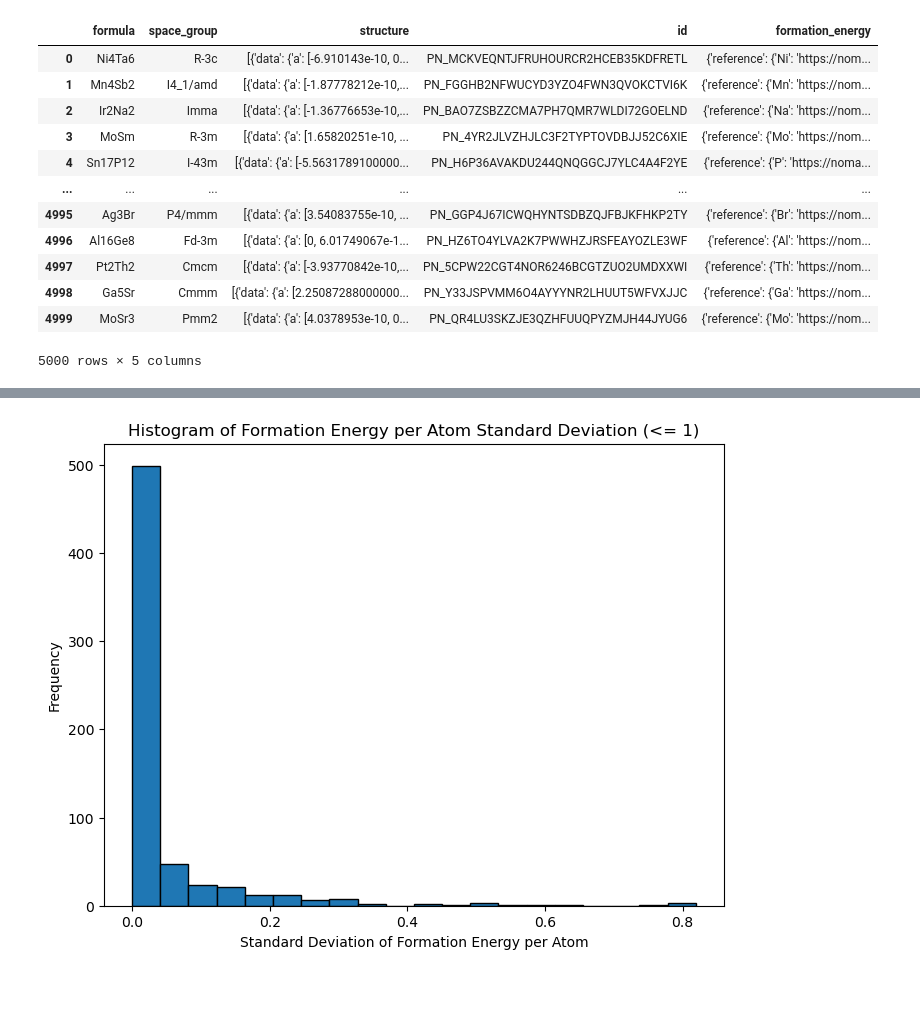
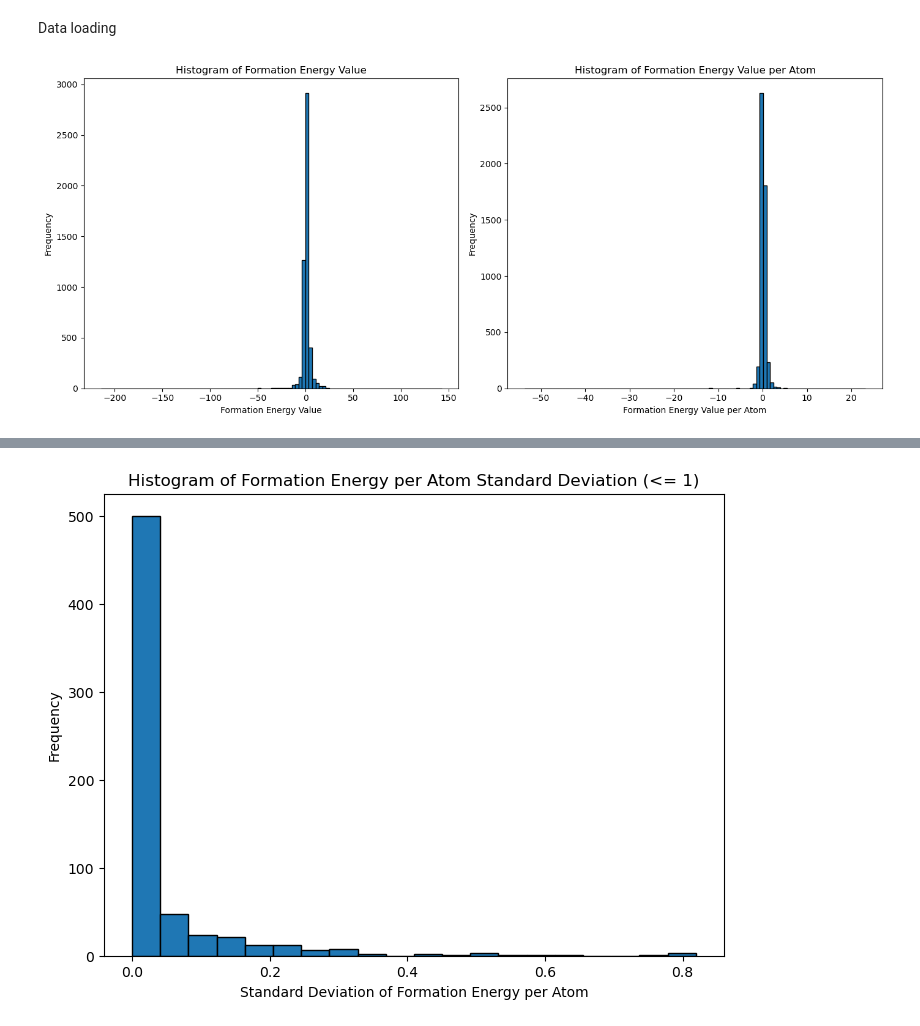
Before and after one commit to jfjoung/KRICT_Hackathon, a Jupyter notebook: practice.ipynb, the cells around one changed output, grey strips where cells are left out. Drawn from its saved outputs; the diff is of its cells as text; code cells hidden in the pictures; blank space fills up the shorter version.

```diff
--- a/practice.ipynb
+++ b/practice.ipynb
@@ -7,17 +8,39 @@ import ast
+# %% [markdown]
+Data loading
 # %%
 df = pd.read_csv('MatDX_EF.csv')
-df
-# %% [output]
-|  | formula | space_group | structure | id | formation_energy |
-| 0 | Ni4Ta6 | R-3c | [{'data': {'a': [-6.910143e-10, 0... | PN_MCKVEQNTJFRUHOURCR2HCEB35KDFRETL | {'reference': {'Ni': 'https://nom... |
-| 1 | Mn4Sb2 | I4_1/amd | [{'data': {'a': [-1.87778212e-10,... | PN_FGGHB2NFWUCYD3YZO4FWN3QVOKCTVI6K | {'reference': {'Mn': 'https://nom... |
-| 2 | Ir2Na2 | Imma | [{'data': {'a': [-1.36776653e-10,... | PN_BAO7ZSBZZCMA7PH7QMR7WLDI72GOELND | {'reference': {'Na': 'https://nom... |
-| 3 | MoSm | R-3m | [{'data': {'a': [1.65820251e-10, ... | PN_4YR2JLVZHJLC3F2TYPTOVDBJJ52C6XIE | {'reference': {'Mo': 'https://nom... |
-| 4 | Sn17P12 | I-43m | [{'data': {'a': [-5.5631789100000... | PN_H6P36AVAKDU244QNQGGCJ7YLC4A4F2YE | {'reference': {'P': 'https://noma... |
-| ... | ... | ... | ... | ... | ... |
-| 4995 | Ag3Br | P4/mmm | [{'data': {'a': [3.54083755e-10, ... | PN_GGP4J67ICWQHYNTSDBZQJFBJKFHKP2TY | {'reference': {'Br': 'https://nom... |
-| 4996 | Al16Ge8 | Fd-3m | [{'data': {'a': [0, 6.01749067e-1... | PN_HZ6TO4YLVA2K7PWWHZJRSFEAYOZLE3WF | {'reference': {'Al': 'https://nom... |
-| 4997 | Pt2Th2 | Cmcm | [{'data': {'a': [-3.93770842e-10,... | PN_5CPW22CGT4NOR6246BCGTZUO2UMDXXWI | {'reference': {'Th': 'https://nom... |
-| 4998 | Ga5Sr | Cmmm | [{'data': {'a': [2.25087288000000... | PN_Y33JSPVMM6O4AYYYNR2LHUUT5WFVXJJC | {'reference': {'Ga': 'https://nom... |
-| 4999 | MoSr3 | Pmm2 | [{'data': {'a': [4.0378953e-10, 0... | PN_QR4LU3SKZJE3QZHFUUQPYZMJH44JYUG6 | {'reference': {'Mo': 'https://nom... |
-5000 rows × 5 columns
+# %%
+# Assuming df is already loaded and contains 'formation_energy' column with dictionary-like string data
+
+# Convert 'formation_energy' column from string to dictionary if needed
+df['formation_energy'] = df['formation_energy'].apply(lambda x: ast.literal_eval(x) if isinstance(x, str) else x)
+
+# Extract 'value' and 'value_per_atom' from 'formation_energy' column
+df['formation_energy_value'] = df['formation_energy'].apply(lambda x: x.get('value') if isinstance(x, dict) else None)
+df['formation_energy_value_per_atom'] = df['formation_energy'].apply(lambda x: x.get('value_per_atom') if isinstance(x, dict) else None)
+
+# Drop any NaN values in the 'formation_energy_value' and 'formation_energy_value_per_atom' columns
+values = df['formation_energy_value'].dropna()
+values_per_atom = df['formation_energy_value_per_atom'].dropna()
+
+# Plot histograms for 'value' and 'value_per_atom'
+plt.figure(figsize=(14, 6))
+
+# Histogram for 'formation_energy_value'
+plt.subplot(1, 2, 1)
+plt.hist(values, bins=100, edgecolor='black')
+plt.xlabel('Formation Energy Value')
+plt.ylabel('Frequency')
+plt.title('Histogram of Formation Energy Value')
+
+# Histogram for 'formation_energy_value_per_atom'
+plt.subplot(1, 2, 2)
+plt.hist(values_per_atom, bins=100, edgecolor='black')
+plt.xlabel('Formation Energy Value per Atom')
+plt.ylabel('Frequency')
+plt.title('Histogram of Formation Energy Value per Atom')
+
+plt.tight_layout()
+plt.show()
+# %% [output]
+[figure, added]
```
Also changed, not shown: parts of 16 cells of this notebook, 1 other file.
